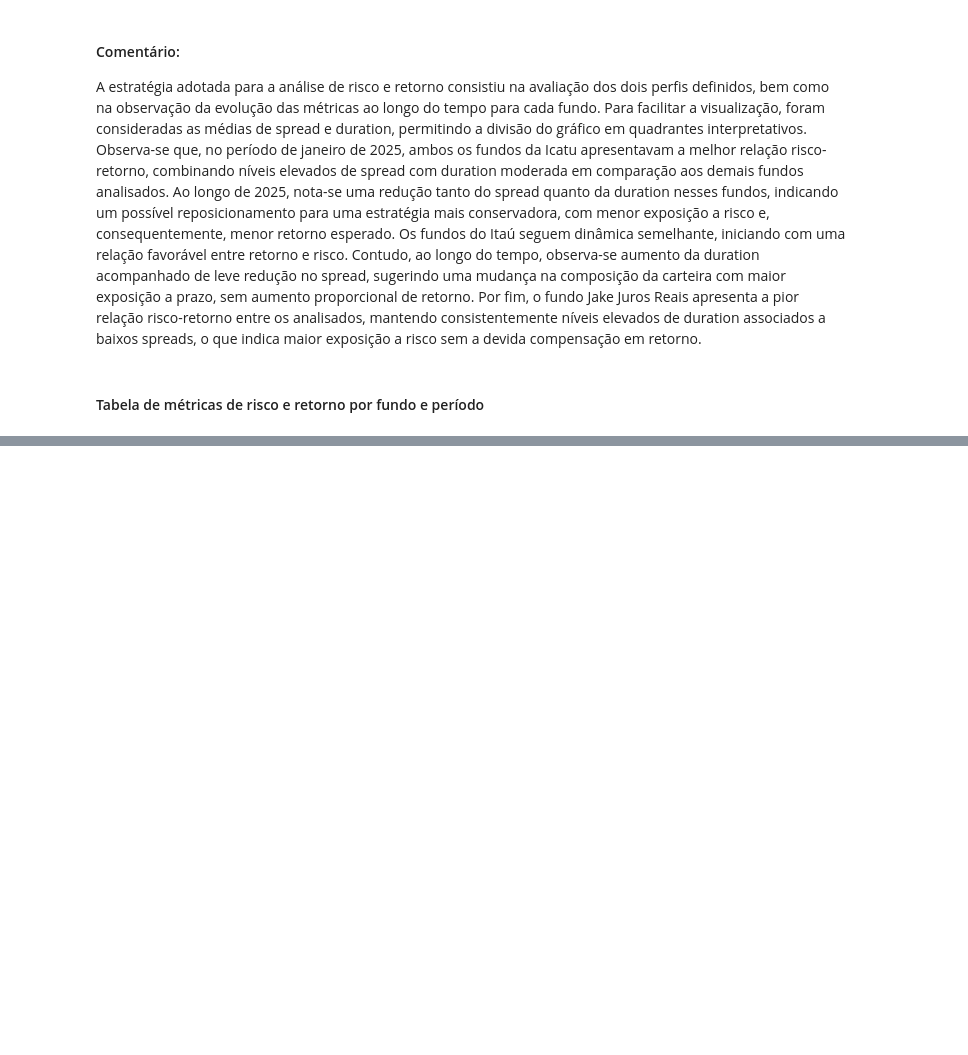
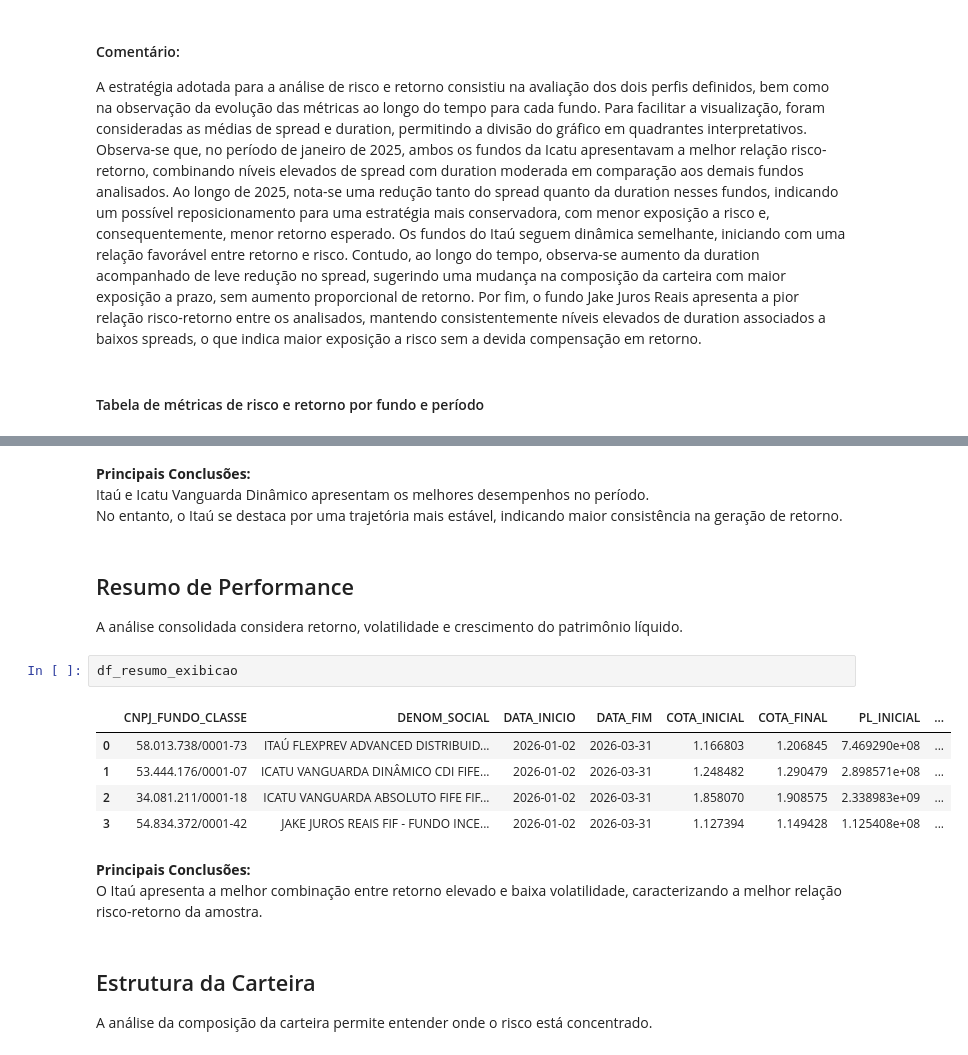
Before and after one commit to queziatedeschi-commits/case-icatu-vanguarda, a Jupyter notebook: case_credito_privado.ipynb, the cells around one changed output, grey strips where cells are left out. Drawn from its saved outputs; the diff is of its cells as text; blank space fills up the shorter version.

```diff
--- a/case_credito_privado.ipynb
+++ b/case_credito_privado.ipynb
@@ -998,0 +1045,23 @@ df_risco.sort_values(["PERIODO", "DENOM_SOCIAL"])
+# %% [markdown]
+**Principais Conclusões:**
+Itaú e Icatu Vanguarda Dinâmico apresentam os melhores desempenhos no período.
+No entanto, o Itaú se destaca por uma trajetória mais estável, indicando maior consistência na geração de retorno.
+# %% [markdown]
+## Resumo de Performance
+
+A análise consolidada considera retorno, volatilidade e crescimento do patrimônio líquido.
+# %%
+df_resumo_exibicao
+# %% [output]
+|  | CNPJ_FUNDO_CLASSE | DENOM_SOCIAL | DATA_INICIO | DATA_FIM | COTA_INICIAL | COTA_FINAL | PL_INICIAL | ... |
+| 0 | 58.013.738/0001-73 | ITAÚ FLEXPREV ADVANCED DISTRIBUID... | 2026-01-02 | 2026-03-31 | 1.166803 | 1.206845 | 7.469290e+08 | ... |
+| 1 | 53.444.176/0001-07 | ICATU VANGUARDA DINÂMICO CDI FIFE... | 2026-01-02 | 2026-03-31 | 1.248482 | 1.290479 | 2.898571e+08 | ... |
+| 2 | 34.081.211/0001-18 | ICATU VANGUARDA ABSOLUTO FIFE FIF... | 2026-01-02 | 2026-03-31 | 1.858070 | 1.908575 | 2.338983e+09 | ... |
+| 3 | 54.834.372/0001-42 | JAKE JUROS REAIS FIF - FUNDO INCE... | 2026-01-02 | 2026-03-31 | 1.127394 | 1.149428 | 1.125408e+08 | ... |
+# %% [markdown]
+**Principais Conclusões:**
+O Itaú apresenta a melhor combinação entre retorno elevado e baixa volatilidade, caracterizando a melhor relação risco-retorno da amostra.
+# %% [markdown]
+## Estrutura da Carteira
+
+A análise da composição da carteira permite entender onde o risco está concentrado.
```
Also changed, not shown: parts of 17 cells of this notebook.
